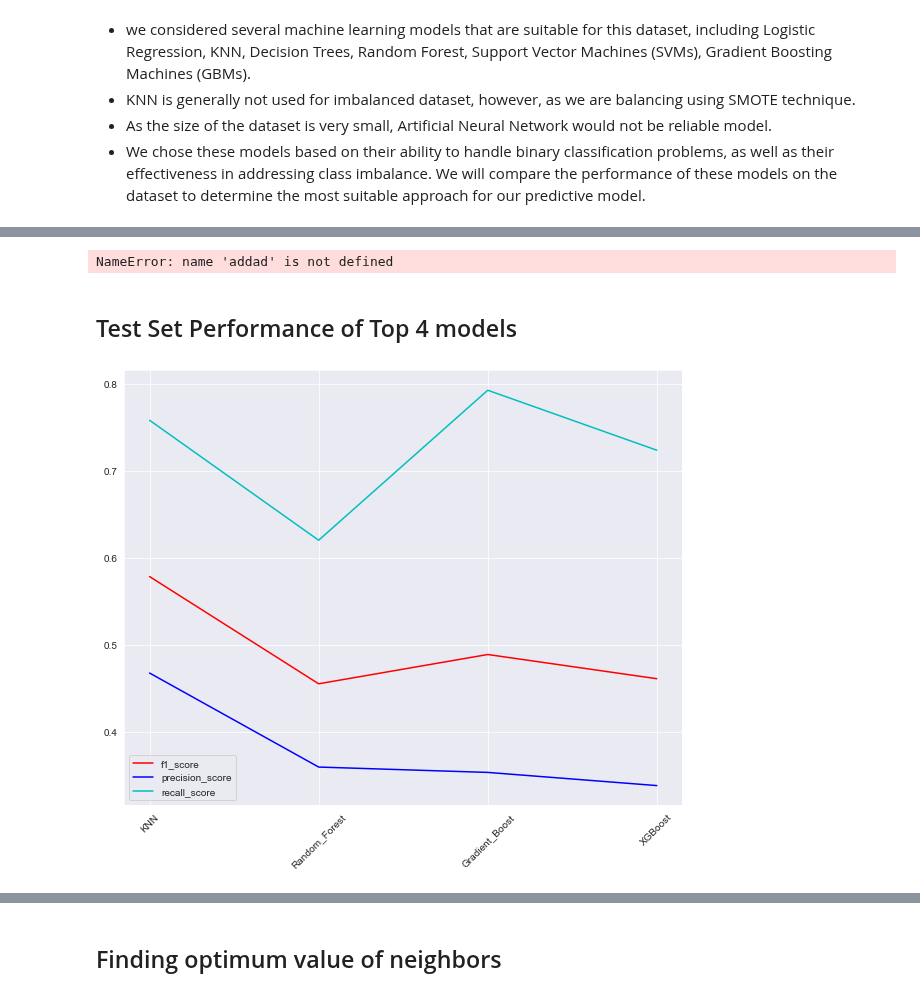
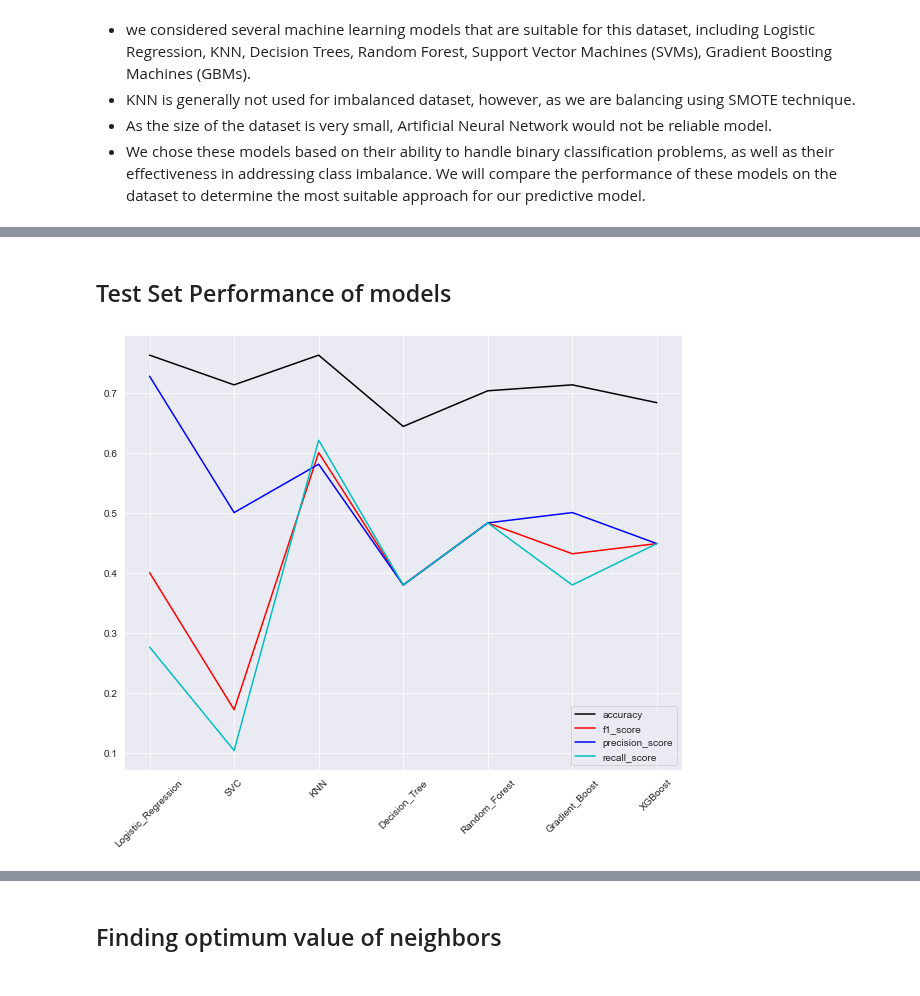
Before and after one commit to mdushetwar/Blood-Donation-Prediction, a Jupyter notebook: BloodDonationPred.ipynb, the cells around one changed output, grey strips where cells are left out. Saved outputs shown, nothing was run; the diff lists cells and outputs as text; code cells hidden in the pictures.

Commit message:
Model Development Draft
unedited

```diff
--- a/BloodDonationPred.ipynb
+++ b/BloodDonationPred.ipynb
@@ -620,15 +628,16 @@ models= {'Logistic_Regression': LogisticRegression(), 'SVC': SVC(), 'KNN': KNeig
         'Decision_Tree': DecisionTreeClassifier(), 'Random_Forest': RandomForestClassifier(),
         'Gradient_Boost': GradientBoostingClassifier(), 'XGBoost': XGBClassifier()}
 
-f1_scores=[]
+accuracy_scores=[]
 df_scores= {}
 
 for name, model in zip(models.keys(), models.values()):
         kf= KFold(n_splits=5, shuffle=True, random_state=42)
-        scorer=make_scorer(f1_score)
-        cv_scores= cross_val_score(model, X_smote, y_smote, cv=kf, scoring=scorer)
-        f1_scores.append(cv_scores)
+        scorer=make_scorer(accuracy_score)
+        cv_scores= cross_val_score(model, X_train_transformed, y_train, cv=kf, scoring=scorer)
+        accuracy_scores.append(cv_scores)
         df_scores[name]= cv_scores
 
 scoring_grid=pd.DataFrame.from_dict(df_scores)
 scoring_grid.index=['CV1', 'CV2', 'CV3', 'CV4', 'CV5']
+scoring_grid
@@ -662,34 +657,35 @@ Overall, these results suggest that ensemble methods like Gradient Boosting Mach
-# %%
-addad
-# %% [output]
-NameError: name 'addad' is not defined
 # %% [markdown]
-## Test Set Performance of Top 4 models
+## Test Set Performance of models
 # %%
-models= {'KNN': KNeighborsClassifier(), 'Random_Forest': RandomForestClassifier(),
+models= {'Logistic_Regression': LogisticRegression(), 'SVC': SVC(), 'KNN': KNeighborsClassifier(),
+        'Decision_Tree': DecisionTreeClassifier(), 'Random_Forest': RandomForestClassifier(),
         'Gradient_Boost': GradientBoostingClassifier(), 'XGBoost': XGBClassifier()}
 
+accuracy_scores={}
 f1_scores={}
 precision_scores= {}
 recall_scores= {}
 
 for name, model in zip(models.keys(), models.values()):
-       model.fit(X_smote, y_smote)
+       model.fit(X_train_transformed, y_train)
        y_pred= model.predict(X_test_transformed)
+       accuracy= accuracy_score(y_test, y_pred)
        f1=f1_score(y_test, y_pred)
        precision= precision_score(y_test, y_pred)
        recall=recall_score(y_test, y_pred)
 
+       accuracy_scores[name]=accuracy
        f1_scores[name]=f1
        precision_scores[name]=precision
        recall_scores[name]=recall
 
 plt.figure(figsize=(10,8))
+plt.plot(f1_scores.keys(), accuracy_scores.values(), color='k')
 plt.plot(f1_scores.keys(), f1_scores.values(), color='r')
 plt.plot(precision_scores.keys(), precision_scores.values(), color='b')
 plt.plot(recall_scores.keys(), recall_scores.values(), color='c')
-plt.legend(['f1_score', 'precision_score', 'recall_score'])
+plt.legend(['accuracy', 'f1_score', 'precision_score', 'recall_score'])
 plt.xticks(rotation=45)
 plt.show()
 # %% [output]
-[figure, old version]
+[figure, new version]
```
Also changed, not shown: parts of 24 cells of this notebook.
